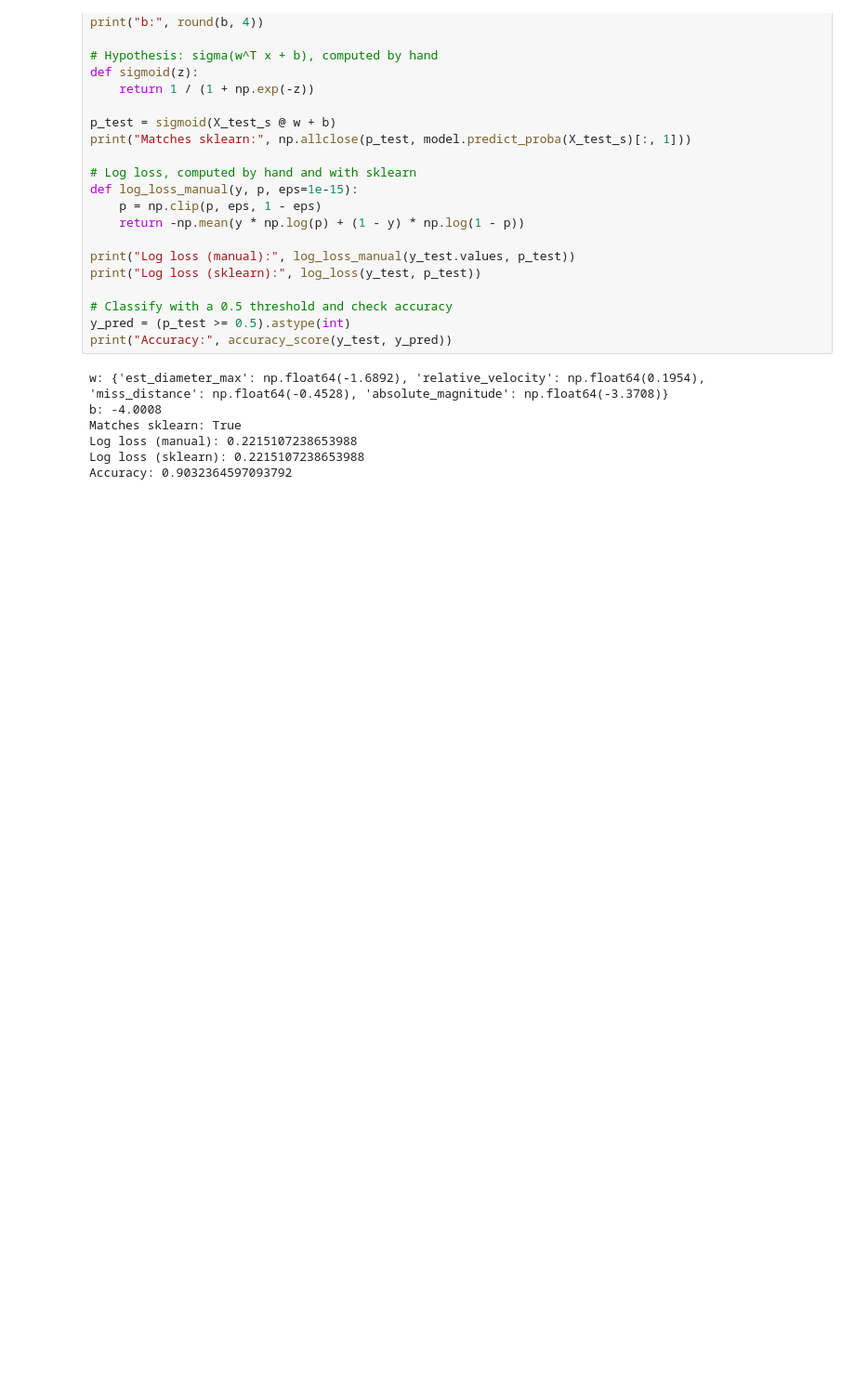
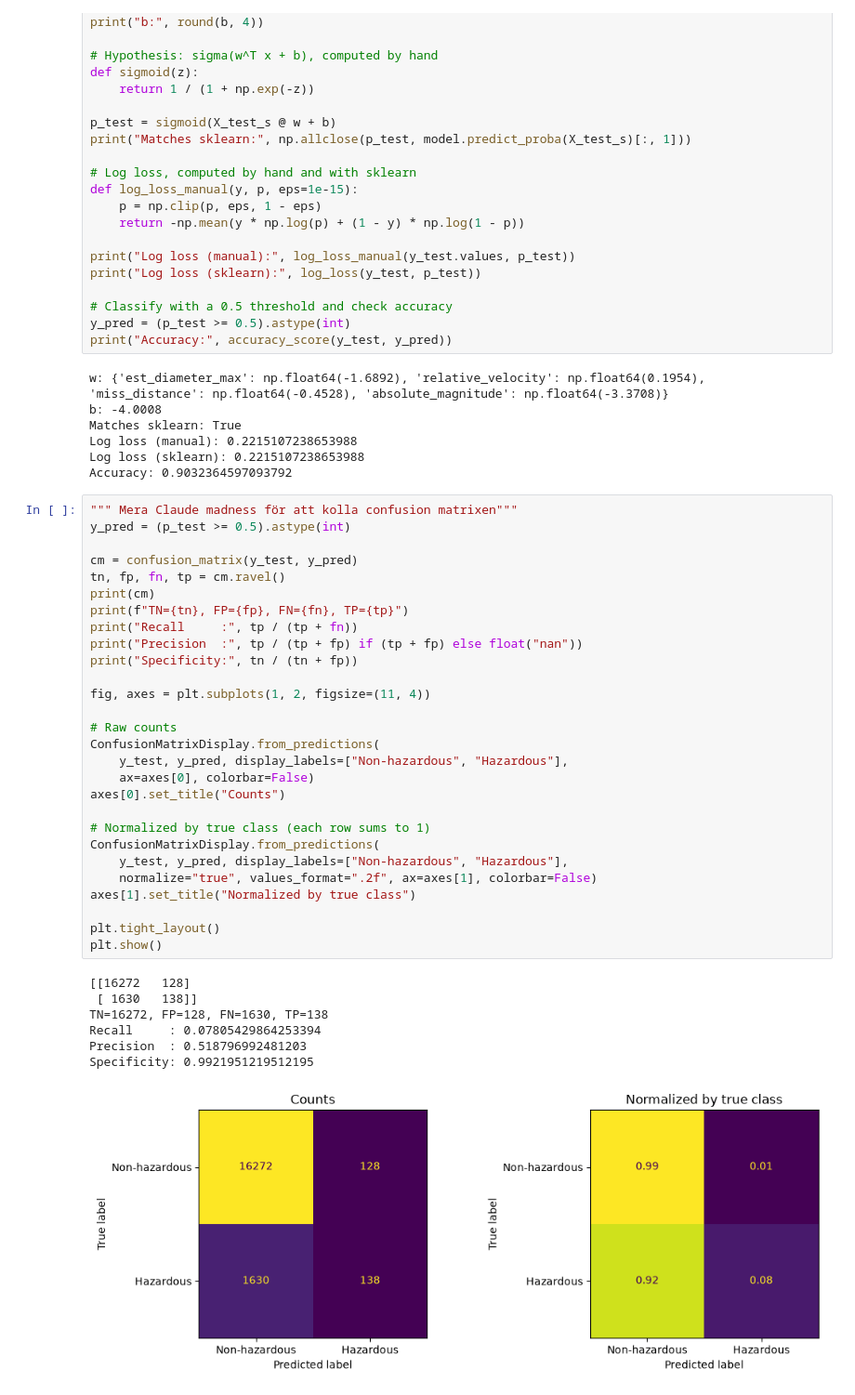
Before and after one commit to Funckin/ML_Project, a Jupyter notebook: notebooks/data_check.ipynb, the cells around one changed output. Shown at 93% size. Saved outputs shown, nothing was run; the diff lists cells and outputs as text; blank space fills up the shorter version.

```diff
--- a/notebooks/data_check.ipynb
+++ b/notebooks/data_check.ipynb
@@ -271,3 +271,39 @@ Matches sklearn: True
 Log loss (manual): 0.2215107238653988
 Log loss (sklearn): 0.2215107238653988
 Accuracy: 0.9032364597093792
+# %%
+""" Mera Claude madness för att kolla confusion matrixen"""
+y_pred = (p_test >= 0.5).astype(int)
+
+cm = confusion_matrix(y_test, y_pred)
+tn, fp, fn, tp = cm.ravel()
+print(cm)
+print(f"TN={tn}, FP={fp}, FN={fn}, TP={tp}")
+print("Recall     :", tp / (tp + fn))
+print("Precision  :", tp / (tp + fp) if (tp + fp) else float("nan"))
+print("Specificity:", tn / (tn + fp))
+
+fig, axes = plt.subplots(1, 2, figsize=(11, 4))
+
+# Raw counts
+ConfusionMatrixDisplay.from_predictions(
+    y_test, y_pred, display_labels=["Non-hazardous", "Hazardous"],
+    ax=axes[0], colorbar=False)
+axes[0].set_title("Counts")
+
+# Normalized by true class (each row sums to 1)
+ConfusionMatrixDisplay.from_predictions(
+    y_test, y_pred, display_labels=["Non-hazardous", "Hazardous"],
+    normalize="true", values_format=".2f", ax=axes[1], colorbar=False)
+axes[1].set_title("Normalized by true class")
+
+plt.tight_layout()
+plt.show()
+# %% [output]
+[[16272   128]
+ [ 1630   138]]
+TN=16272, FP=128, FN=1630, TP=138
+Recall     : 0.07805429864253394
+Precision  : 0.518796992481203
+Specificity: 0.9921951219512195
+[figure, added]
```
